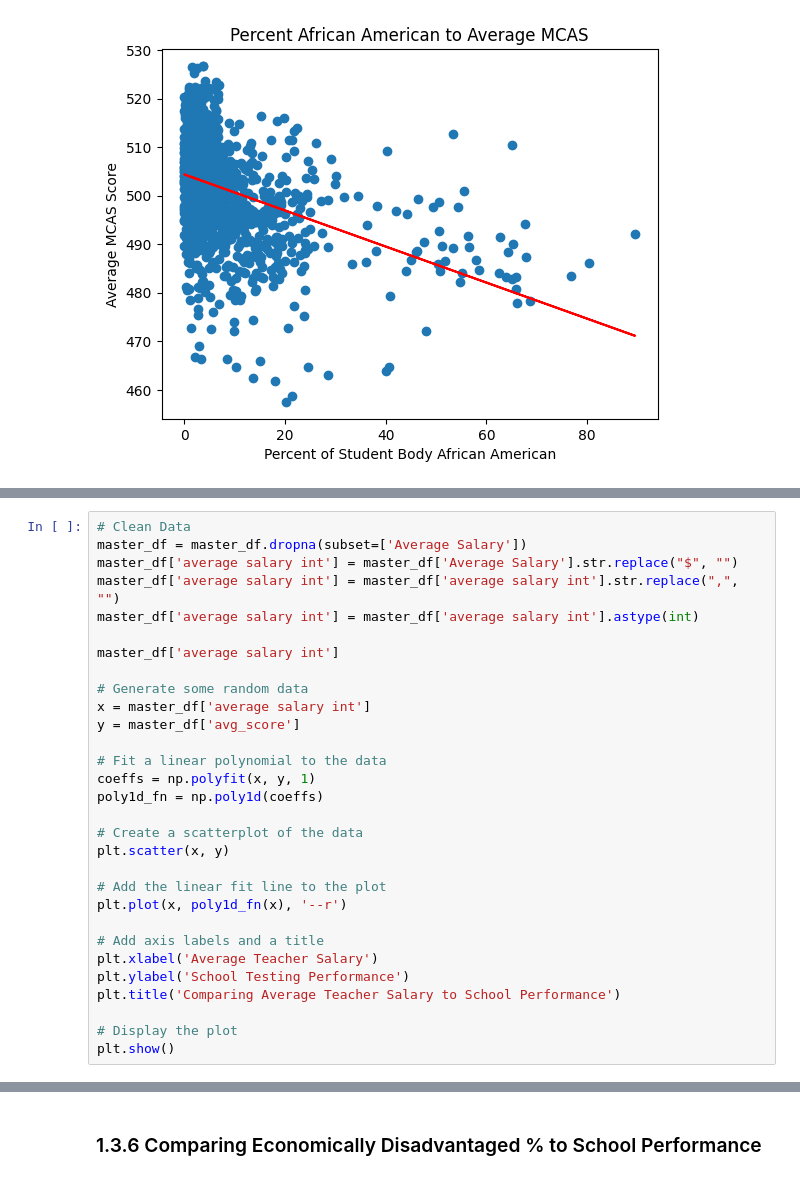
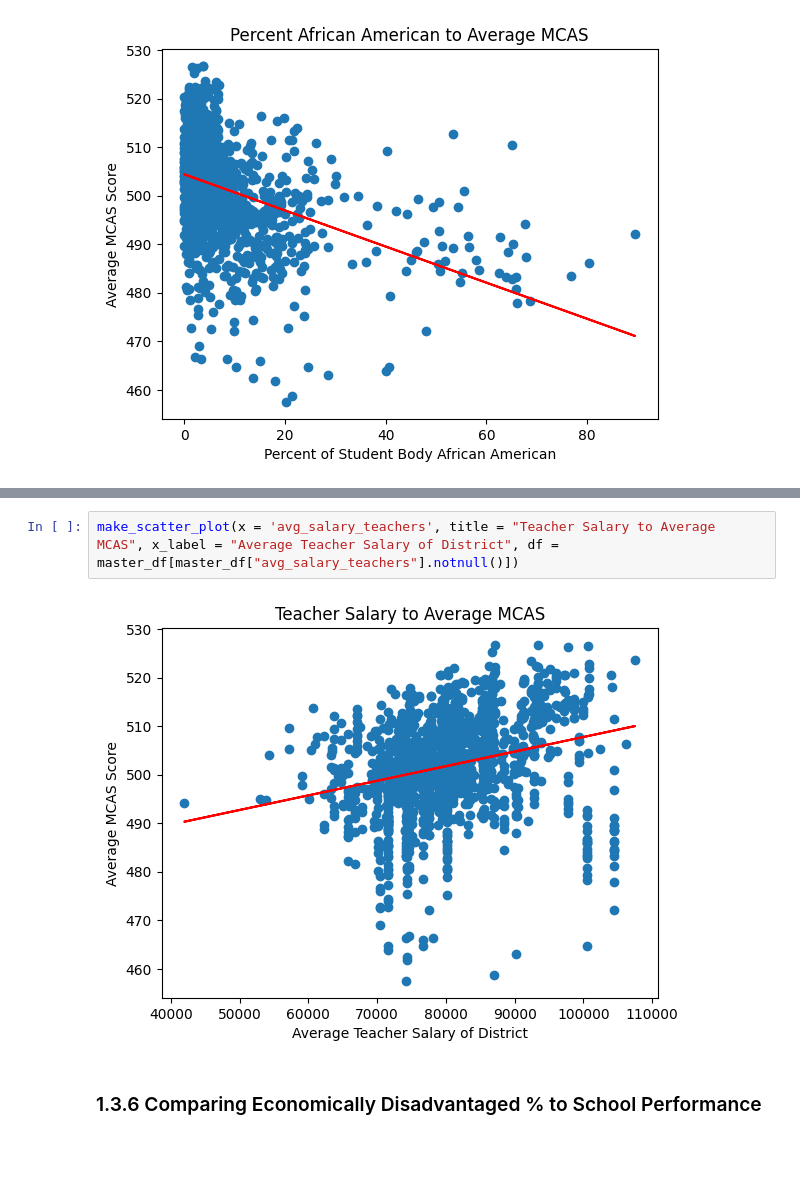
Before and after one commit to alexcraig043/qss-20-final-project, a Jupyter notebook: src/code/01_data_exploration.ipynb, the cells around one changed output, grey strips where cells are left out. Saved outputs shown, nothing was run; the diff lists cells and outputs as text; blank space fills up the shorter version.

```diff
--- a/src/code/01_data_exploration.ipynb
+++ b/src/code/01_data_exploration.ipynb
@@ -98,30 +99,0 @@ make_scatter_plot(x = 'student_teacher_ratio', title = "Student Teacher Ratio to
-# %%
-# Clean Data
-master_df = master_df.dropna(subset=['Average Salary'])
-master_df['average salary int'] = master_df['Average Salary'].str.replace("$", "")
-master_df['average salary int'] = master_df['average salary int'].str.replace(",", "")
-master_df['average salary int'] = master_df['average salary int'].astype(int)
-
-master_df['average salary int']
-
-# Generate some random data
-x = master_df['average salary int']
-y = master_df['avg_score']
-
-# Fit a linear polynomial to the data
-coeffs = np.polyfit(x, y, 1)
-poly1d_fn = np.poly1d(coeffs)
-
-# Create a scatterplot of the data
-plt.scatter(x, y)
-
-# Add the linear fit line to the plot
-plt.plot(x, poly1d_fn(x), '--r')
-
-# Add axis labels and a title
-plt.xlabel('Average Teacher Salary')
-plt.ylabel('School Testing Performance')
-plt.title('Comparing Average Teacher Salary to School Performance')
-
-# Display the plot
-plt.show()
@@ -130,3 +100,7 @@ plt.show()
+# %%
+make_scatter_plot(x = 'avg_salary_teachers', title = "Teacher Salary to Average MCAS", x_label = "Average Teacher Salary of District", df = master_df[master_df["avg_salary_teachers"].notnull()])
+# %% [output]
+[figure, added]
 # %% [markdown]
 ### 1.3.6 Comparing Economically Disadvantaged % to School Performance
 # %%
```
Also changed, not shown: parts of 16 cells of this notebook, 14 other files.
